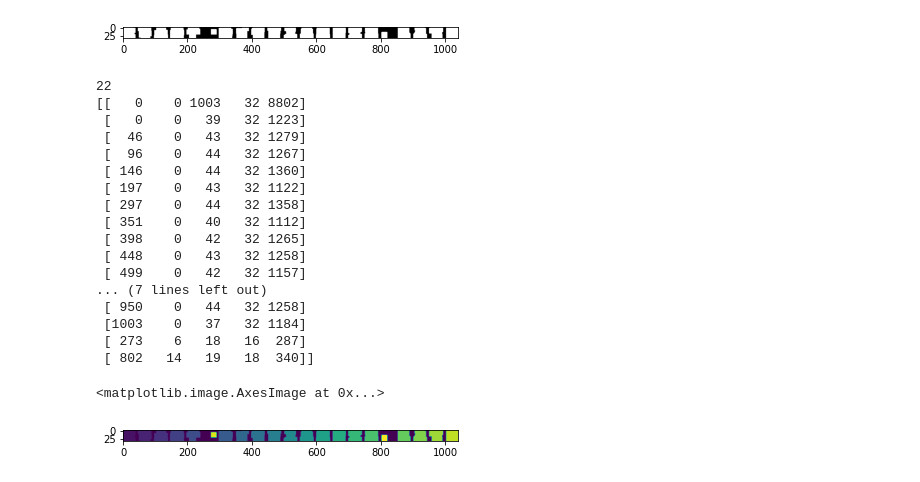
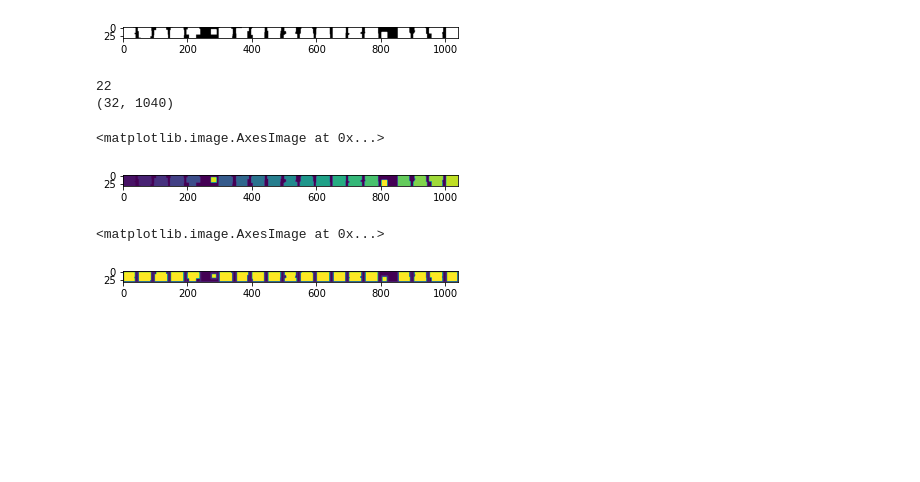
Before and after one commit to bldu/pylearn, a Jupyter notebook: character_bbox.ipynb, the cells around one changed output. Drawn from its saved outputs; the diff is of its cells as text; code cells hidden in the pictures; blank space fills up the shorter version.

Commit message:
plot bounding boxes

```diff
--- a/character_bbox.ipynb
+++ b/character_bbox.ipynb
@@ -39,27 +39,21 @@ n_area, labels, stats, mass_center = cv.connectedComponentsWithStats(img, connec
 #cv.connectedComponents()
 # %%
 print(n_area)
-print(stats)
+#print(stats)
+print(labels.shape)
 # %% [output]
 22
-[[   0    0 1003   32 8802]
- [   0    0   39   32 1223]
- [  46    0   43   32 1279]
- [  96    0   44   32 1267]
- [ 146    0   44   32 1360]
- [ 197    0   43   32 1122]
- [ 297    0   44   32 1358]
- [ 351    0   40   32 1112]
- [ 398    0   42   32 1265]
- [ 448    0   43   32 1258]
- [ 499    0   42   32 1157]
-... (7 lines left out)
- [ 950    0   44   32 1258]
- [1003    0   37   32 1184]
- [ 273    6   18   16  287]
- [ 802   14   19   18  340]]
+(32, 1040)
 # %%
 plt.imshow(labels)
 # %% [output]
 <matplotlib.image.AxesImage at 0x...>
 [figure]
+# %%
+for i, stat in enumerate(stats):
+    cv.rectangle(img, (stat[0], stat[1]), (stat[0] + stat[2], stat[1] + stat[3]), (25, 25, 255), 3)
+
+plt.imshow(img)
+# %% [output]
+<matplotlib.image.AxesImage at 0x...>
+[figure, added]
```
Also changed, not shown: parts of 1 cell of this notebook.
